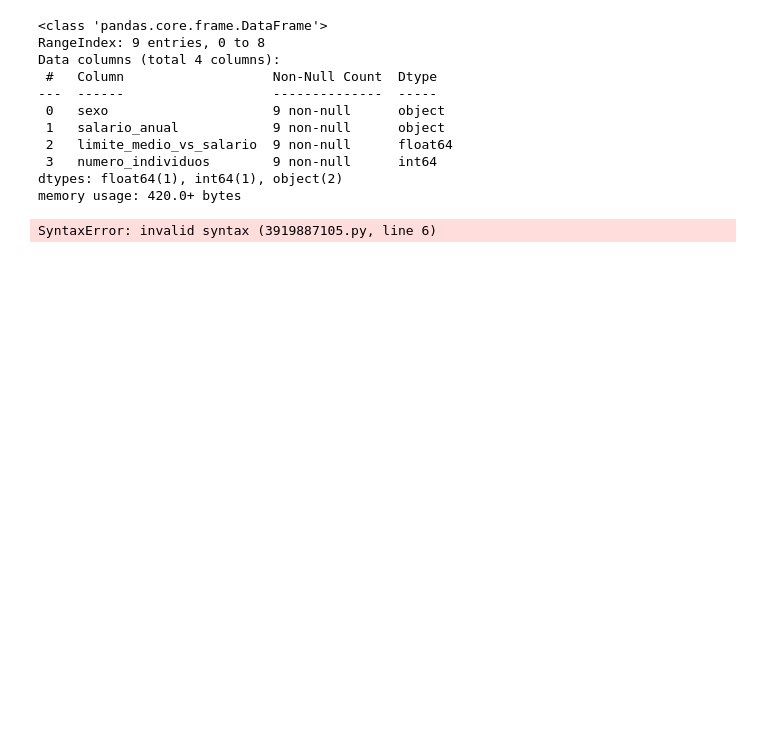
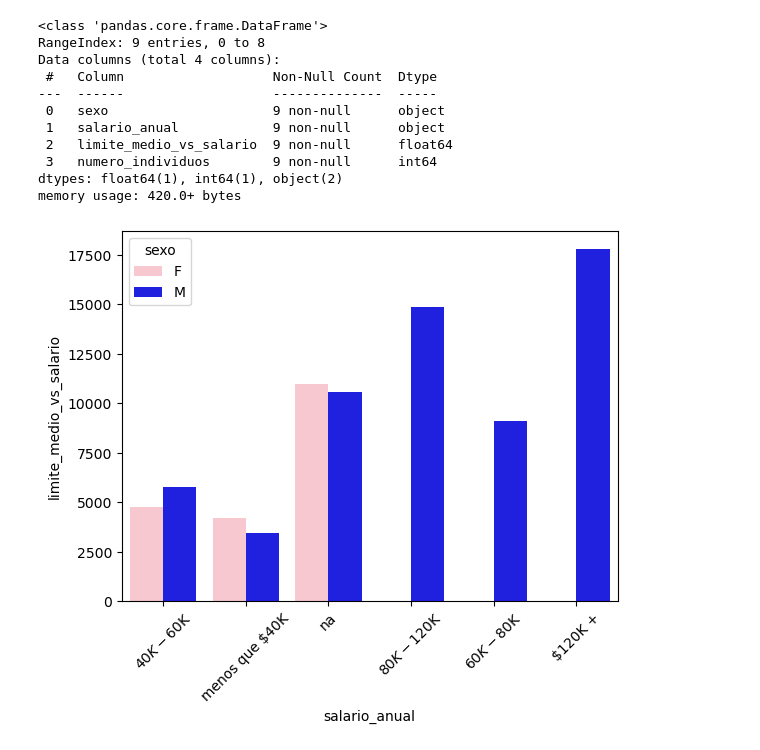
Before and after one commit to MatheusFilipeASilva/Projeto_Final_SQL_Credito, a Jupyter notebook: Untitled.ipynb, the cells around one changed output. Drawn from its saved outputs; the diff is of its cells as text; code cells hidden in the pictures; blank space fills up the shorter version.

```diff
--- a/Untitled.ipynb
+++ b/Untitled.ipynb
@@ -22,13 +22,13 @@ memory usage: 420.0+ bytes
 # %%
 sns.barplot(
     data = credito,
     x = "salario_anual",
     y =  "limite_medio_vs_salario",
     hue = "sexo",
-    pallete = "M": "blue", "F":"pink"]
+    palette = {"M": "blue", "F":"pink"}
 )
 plt.xticks(rotation = 45)
 plt.savefig("Grafico salario vs limite vs genero")
 plt.show()
 # %% [output]
-SyntaxError: invalid syntax (3919887105.py, line 6)
+[figure, added]
```
